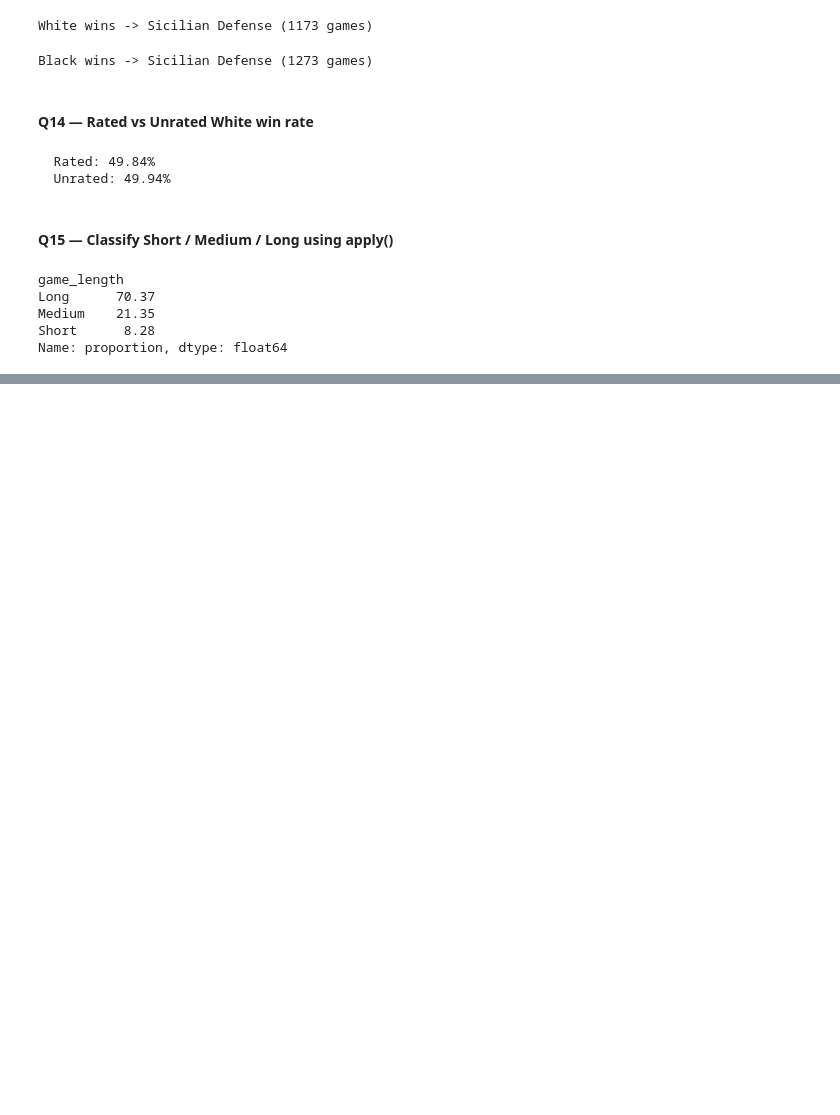
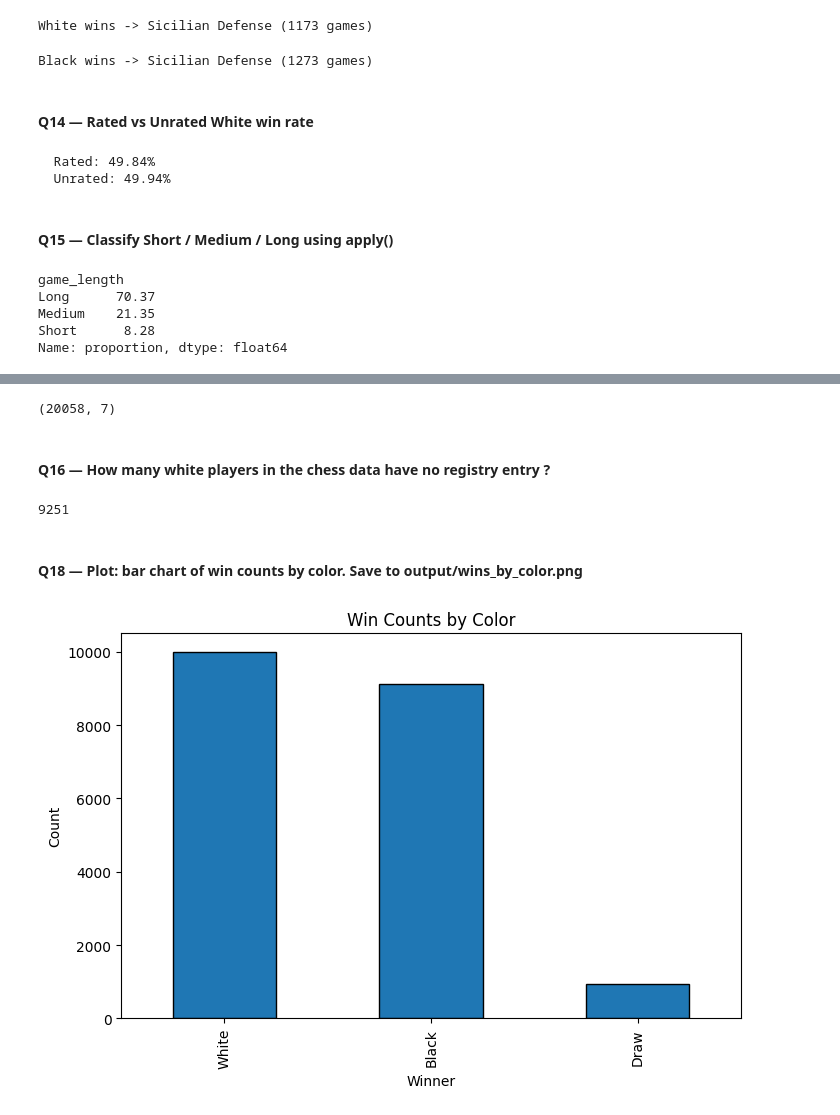
Before and after one commit to dina-masry/Chess_game, a Jupyter notebook: notebooks/01_explore.ipynb, the cells around one changed output, grey strips where cells are left out. Cells and saved outputs as stored; diff of their text form; code cells hidden in the pictures; blank space fills up the shorter version.

Commit message:
Stage 4: merge, conflict resolution, plots

```diff
--- a/notebooks/01_explore.ipynb
+++ b/notebooks/01_explore.ipynb
@@ -227,0 +232,6 @@ Name: proportion, dtype: float64
+# %%
+url = 'https://drive.google.com/file/d/1wCSAkGagMzWiToedLC3ZGo_lGf_laF-k/view?usp=sharing'
+file_id = url.split('/')[5]
+url = f'https://drive.google.com/uc?id={file_id}'
+
+players_df = load_data(url, '../data/raw/player_registry.csv')
@@ -227,0 +328,8 @@ Name: proportion, dtype: float64
+# %%
+import pandas as pd
+merged = pd.merge(
+    games_df[['game_id', 'white_id', 'white_rating', 'winner', 'turns', 'rated']],
+    players_df[['username', 'country']].rename(columns={'username': 'white_id'}),
+    on='white_id',
+    how='left'
+)
@@ -227,0 +345,28 @@ Name: proportion, dtype: float64
+# %%
+merged.shape
+# %% [output]
+(20058, 7)
+# %% [markdown]
+#### Q16 — How many white players in the chess data have no registry entry ?
+# %%
+merged[merged['country'].isna()]['white_id'].nunique()
+# %% [output]
+9251
+# %% [markdown]
+#### Q18 — Plot: bar chart of win counts by color. Save to output/wins_by_color.png
+# %%
+import os
+os.makedirs('../output', exist_ok=True)
+ax = merged['winner'].value_counts().plot(
+    kind='bar',
+    edgecolor='black',
+    figsize=(8, 5),
+    title='Win Counts by Color'
+)
+
+ax.set_xlabel('Winner')
+ax.set_ylabel('Count')
+
+ax.figure.savefig('../output/wins_by_color.png')
+# %% [output]
+[figure, added]
```
Also changed, not shown: parts of 19 cells of this notebook, 3 other files.
